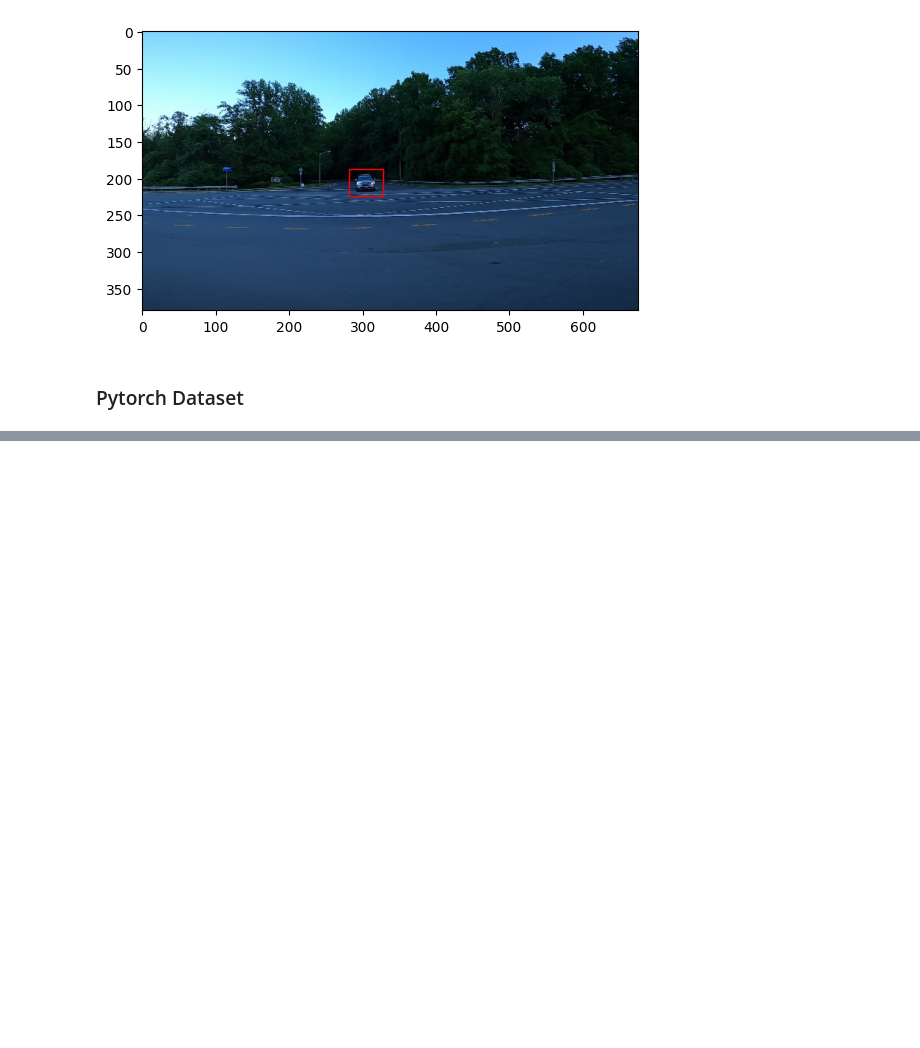
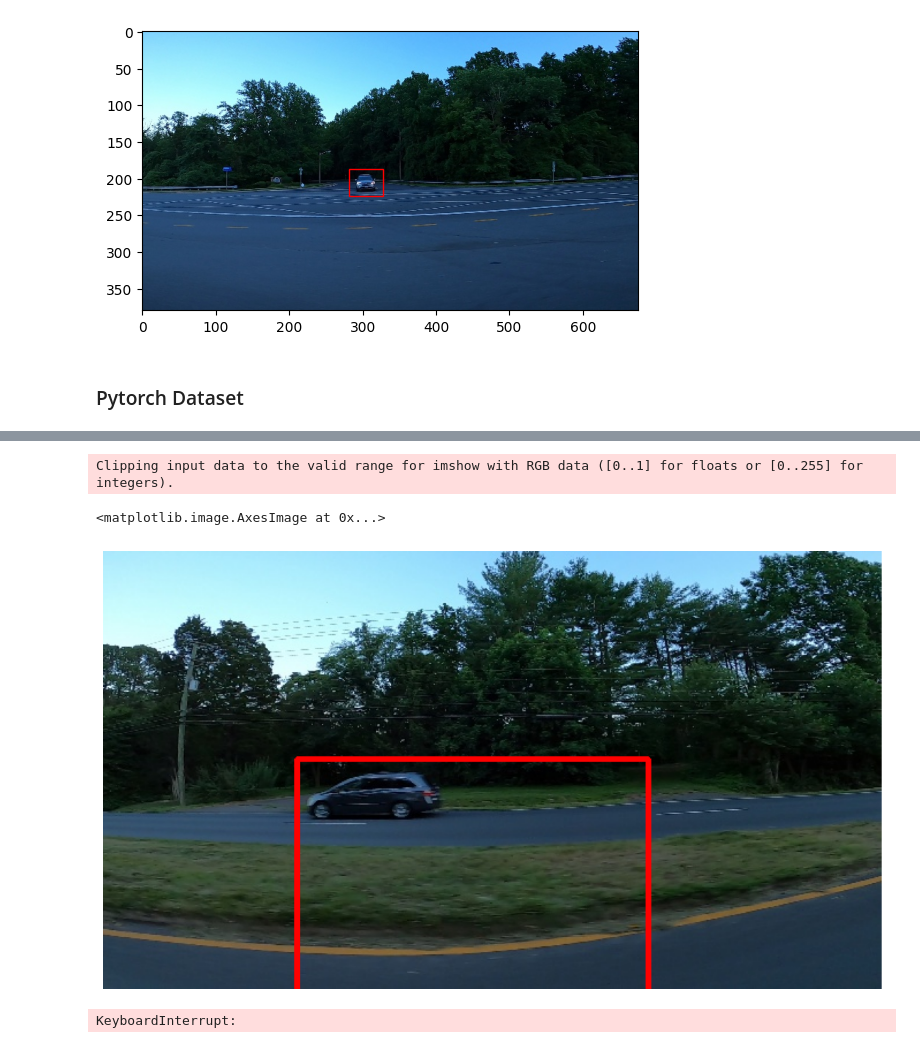
Before and after one commit to shubhpx/RTDetector, a Jupyter notebook: RTDetector.ipynb, the cells around one changed output, grey strips where cells are left out. Drawn from its saved outputs; the diff is of its cells as text; code cells hidden in the pictures; blank space fills up the shorter version.

Commit message:
RTDetector Training

```diff
--- a/RTDetector.ipynb
+++ b/RTDetector.ipynb
@@ -26,7 +24,7 @@ ModuleNotFoundError: No module named 'matplotlib'
 ### Load Dataset
 # %%
 #dataset = "/Users/krish/Documents/Projects/Datasets/CarObjectDetection"
-dataset = "C:\Users\shubh\Documents\Datasets\CarObjectDetection"
+dataset = r"C:\Users\shubh\Documents\Datasets\CarObjectDetection"
 
 os.listdir(dataset)
 # %% [output]
@@ -125,3 +147,0 @@ data_loader = torch.utils.data.DataLoader(train_dataset, batch_size=2, shuffle=T
-# %%
-batch = next(iter(data_loader))
-batch
@@ -129,0 +179,9 @@ TypeError: default_collate: batch must contain tensors, numpy arrays, numbers, d
+# %%
+def collate_fn(batch):
+    return tuple(zip(*batch))
+
+train_df = pd.read_csv(os.path.join(dataset, 'gt.csv'))
+dir_train = os.path.join(dataset, 'train')
+train_ds = CarDetectionDataset(train_df, dir_train)
+
+train_dl = DataLoader(train_ds, batch_size=8, shuffle=False, collate_fn=collate_fn)
@@ -129,0 +190,20 @@ TypeError: default_collate: batch must contain tensors, numpy arrays, numbers, d
+# %%
+images, targets, image_ids = next(iter(train_dl))
+# %%
+boxes = targets[6]['boxes'].numpy().astype(np.int32)
+sample = images[6].permute(1,2,0).numpy()
+
+fig, ax = plt.subplots(1, 1, figsize=(16, 8))
+
+for box in boxes:
+    cv2.rectangle(sample,
+                  (box[0], box[1]),
+                  (box[2] - box[0], box[3] - box[1]),
+                  (220, 0, 0), 3)
+
+ax.set_axis_off()
+ax.imshow(sample)
+# %% [output]
+Clipping input data to the valid range for imshow with RGB data ([0..1] for floats or [0..255] for integers).
+<matplotlib.image.AxesImage at 0x...>
+[figure, added]
@@ -129,0 +218,31 @@ TypeError: default_collate: batch must contain tensors, numpy arrays, numbers, d
+# %%
+itr = 1
+model.train()
+
+for epoch in range(num_epochs):
+    loss_values = []
+    for images, targets, image_ids in train_dl:
+        images = list(image.to(device) for image in images)
+        targets = [{k: v.to(device) for k, v in t.items()} for t in targets]
+
+        loss_dict = model(images, targets)
+
+        losses = sum(loss for loss in loss_dict.values())
+        loss_value = losses.item()
+
+        optimizer.zero_grad()
+        losses.backward()
+        optimizer.step()
+
+        if itr % 2 == 0:
+            print(f"Iteration #{itr} loss: {loss_value}")
+        loss_values.append(loss_value)
+
+        itr += 1
+
+    if lr_scheduler is not None:
+        lr_scheduler.step()
+
+    print(f"Epoch #{epoch} loss: {sum(loss_values) / len(loss_values)}")
+# %% [output]
+KeyboardInterrupt:
```
Also changed, not shown: parts of 12 cells of this notebook.
